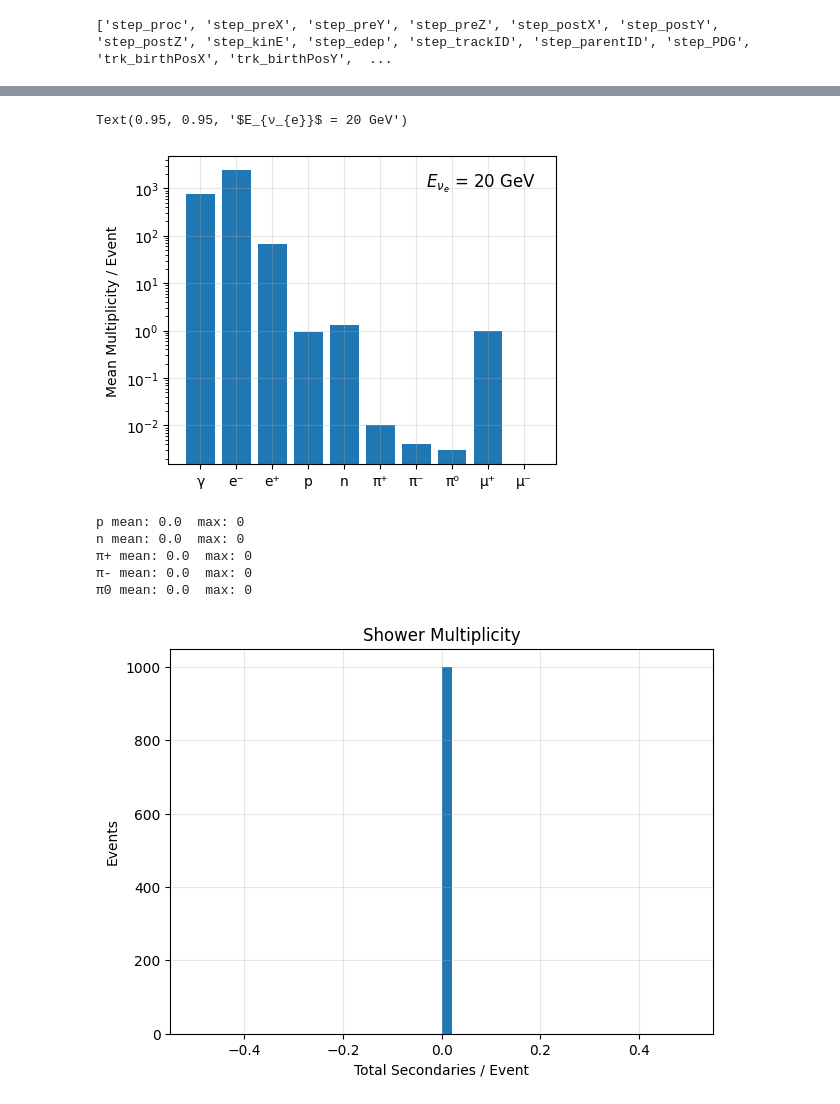
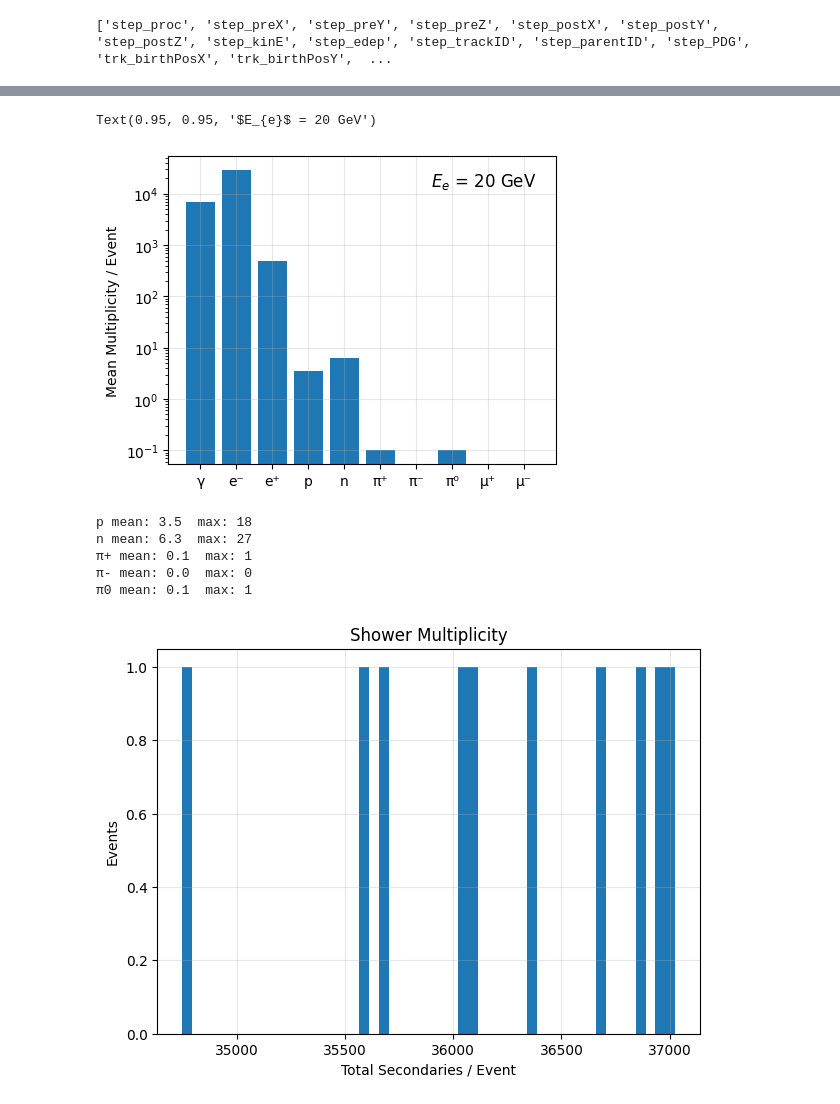
Before and after one commit to kalradaisy/Scripts, a Jupyter notebook: Analyze1GeVElectronRoot.ipynb, the cells around one changed output, grey strips where cells are left out. Cells and saved outputs as stored; diff of their text form; code cells hidden in the pictures.

```diff
--- a/Analyze1GeVElectronRoot.ipynb
+++ b/Analyze1GeVElectronRoot.ipynb
@@ -24,7 +24,7 @@ import numpy as np
 import matplotlib.pyplot as plt
 from collections import Counter
 # %%
-file = uproot.open("test.root")
+file = uproot.open("e20gev10evts.root")
 tree = file["tree"]
 print(tree.keys())
 
@@ -320,36 +268,36 @@ means = [
     np.mean(nElectron),
     np.mean(nPositron),
     np.mean(nProton),
     np.mean(nNeutron),
     np.mean(nPionPlus),
     np.mean(nPionMinus),
     np.mean(nPionZero),
     #np.mean(nKaonPlus),
     ##np.mean(nKaonMinus),
     #np.mean(nKaonZero),
     #np.mean(nKaonZeroL),
     #np.mean(nKaonZeroS),
     np.mean(nMuonPlus),
     np.mean(nMuonMinus)
 ]
 
 plt.figure(figsize=(5,4))
 plt.bar(labels, means)
 plt.ylabel("Mean Multiplicity / Event")
 #plt.title("Average Secondary Particle Production")
 plt.grid(alpha=0.3)
 plt.yscale("log")
 # Add text
-plt.text(0.95, 0.95, "$E_{ν_{e}}$ = 20 GeV",
+plt.text(0.95, 0.95, "$E_{e}$ = 20 GeV",
          horizontalalignment='right', verticalalignment='top',
          transform=plt.gca().transAxes, fontsize=12)
 
 #plt.text(0.95, 0.95, "$E_{ν_{e}}$ = 20 GeV",
  #        horizontalalignment='right', verticalalignment='top',
   #       transform=plt.gca().transAxes, fontsize=12)
 # %% [output]
-Text(0.95, 0.95, '$E_{ν_{e}}$ = 20 GeV')
+Text(0.95, 0.95, '$E_{e}$ = 20 GeV')
-[figure, old version]
+[figure, new version]
 # %%
 print("p mean:", np.mean(nProton), " max:", np.max(nProton))
 print("n mean:", np.mean(nNeutron), " max:", np.max(nNeutron))
@@ -358,11 +306,11 @@ print("π+ mean:", np.mean(nPionPlus), " max:", np.max(nPionPlus))
 print("π- mean:", np.mean(nPionMinus), " max:", np.max(nPionMinus))
 print("π0 mean:", np.mean(nPionZero), " max:", np.max(nPionZero))
 # %% [output]
-p mean: 0.0  max: 0
-n mean: 0.0  max: 0
-π+ mean: 0.0  max: 0
+p mean: 3.5  max: 18
+n mean: 6.3  max: 27
+π+ mean: 0.1  max: 1
 π- mean: 0.0  max: 0
-π0 mean: 0.0  max: 0
+π0 mean: 0.1  max: 1
 # %%
 total_sec = (
     nGamma + nElectron + nPositron +
@@ -378,7 +326,7 @@ plt.title("Shower Multiplicity")
 plt.grid(alpha=0.3)
 plt.show()
 # %% [output]
-[figure, old version]
+[figure, new version]
 # %%
 # 2D histogram cos(theta) vs phi
 plt.figure(figsize=(6,5))
```
Also changed, not shown: parts of 15 cells of this notebook.
